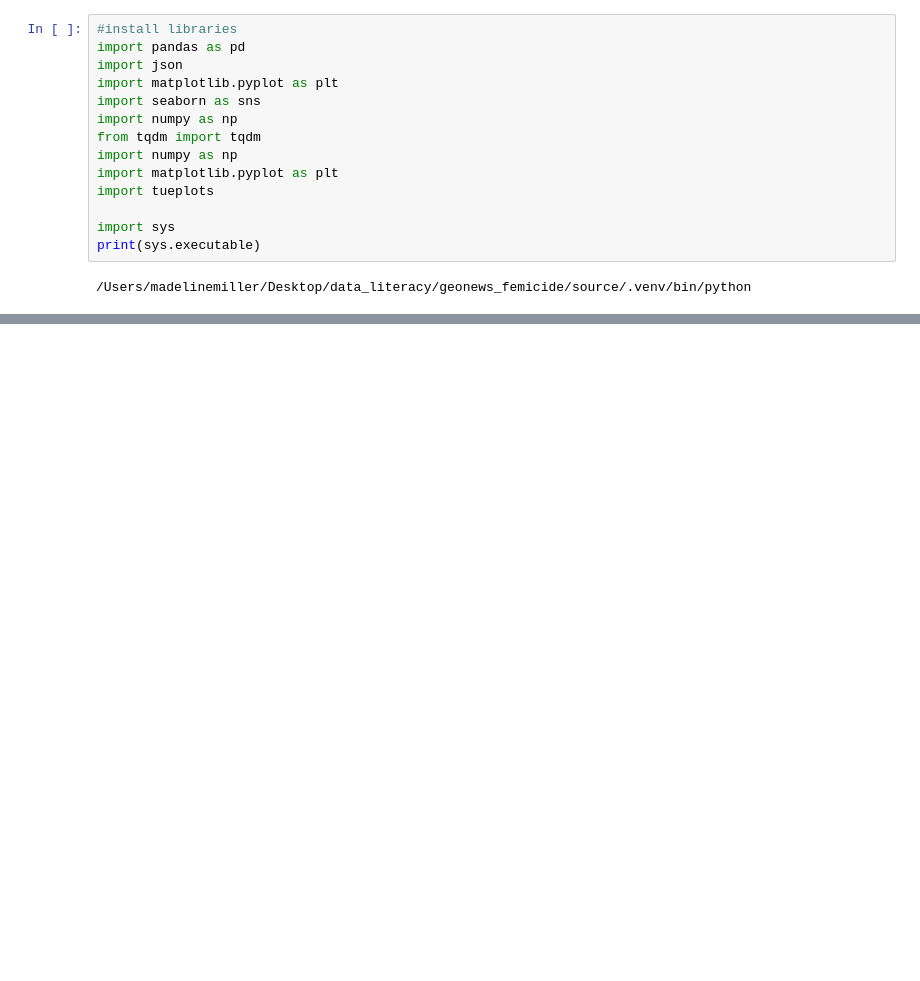
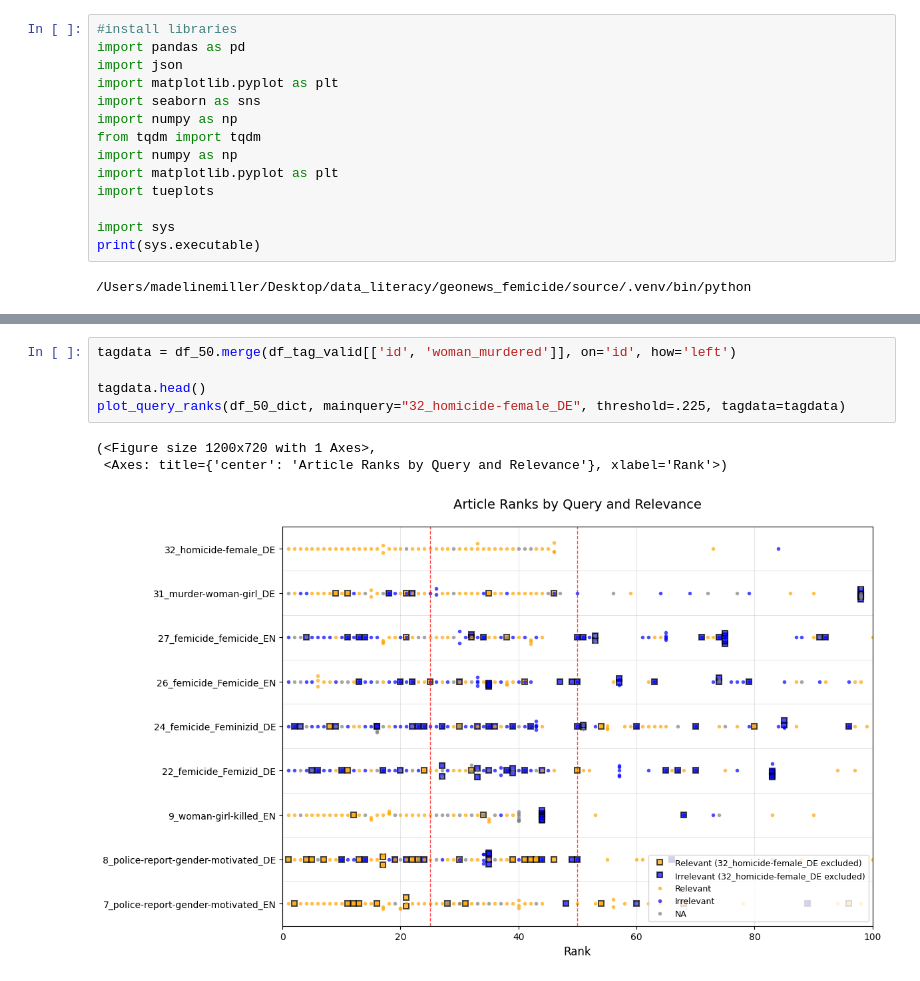
Before and after one commit to madelinemmiller18/geonews_femicide, a Jupyter notebook: experiments/exploratory/query_compare_relevance.ipynb, the cells around one changed output, grey strips where cells are left out. Saved outputs shown, nothing was run; the diff lists cells and outputs as text; blank space fills up the shorter version.

```diff
--- a/experiments/exploratory/query_compare_relevance.ipynb
+++ b/experiments/exploratory/query_compare_relevance.ipynb
@@ -231,0 +244,9 @@ fig.savefig(f"{figure_output_path}query-subplots_compare_q32threshold24.pdf")
+# %%
+tagdata = df_50.merge(df_tag_valid[['id', 'woman_murdered']], on='id', how='left')
+
+tagdata.head()
+plot_query_ranks(df_50_dict, mainquery="32_homicide-female_DE", threshold=.225, tagdata=tagdata)
+# %% [output]
+(<Figure size 1200x720 with 1 Axes>,
+ <Axes: title={'center': 'Article Ranks by Query and Relevance'}, xlabel='Rank'>)
+[figure, added]
```
Also changed, not shown: parts of 18 cells of this notebook, 9 other files.
